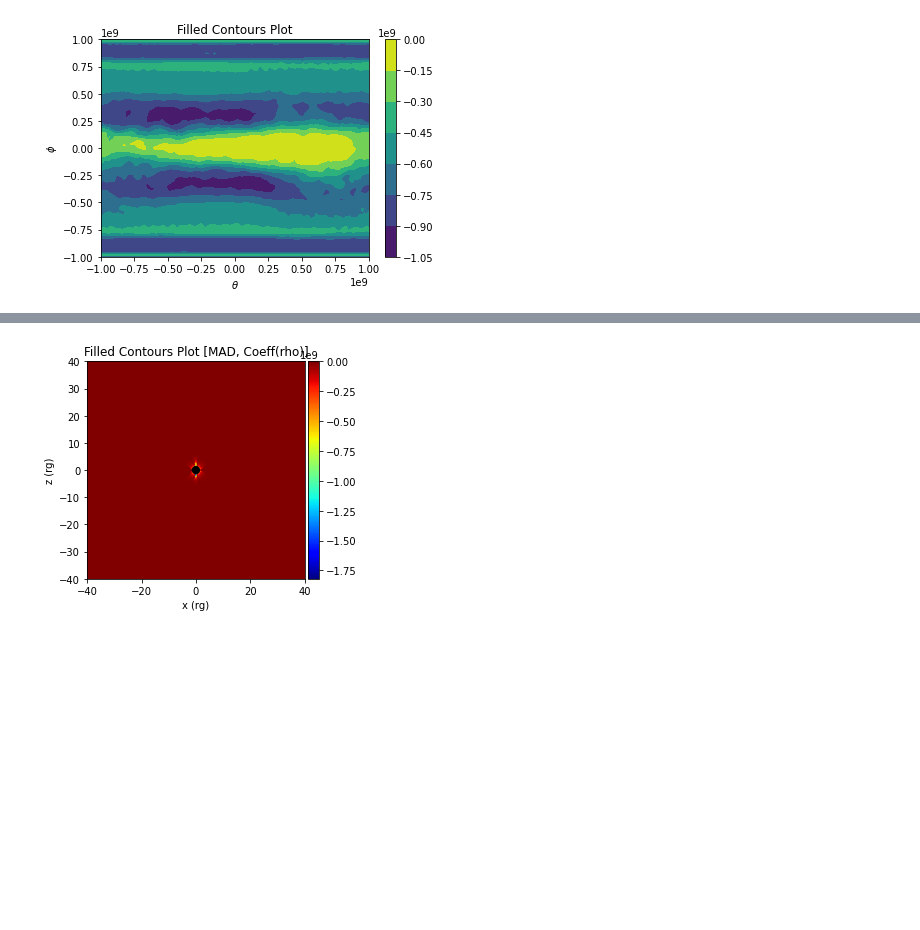
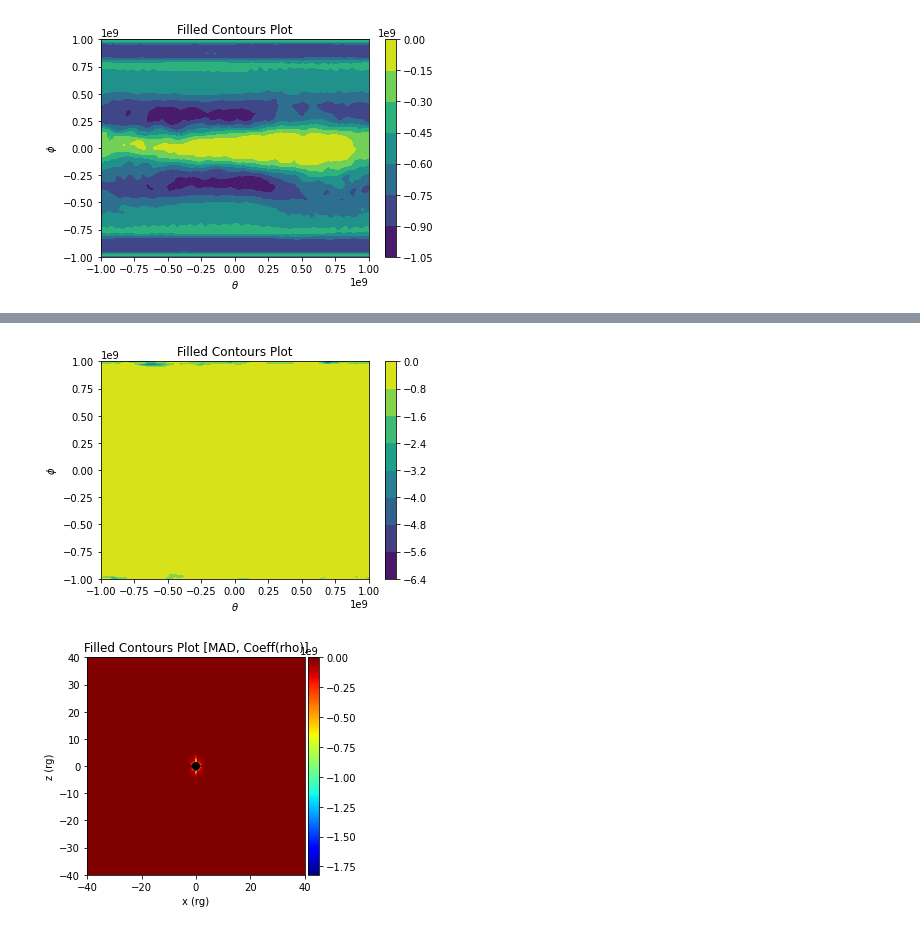
Before and after one commit to jlmaurora233/GRMHD, a Jupyter notebook: coeff_func_contour.ipynb, the cells around one changed output, grey strips where cells are left out. Saved outputs shown, nothing was run; the diff lists cells and outputs as text; code cells hidden in the pictures; blank space fills up the shorter version.

```diff
--- a/coeff_func_contour.ipynb
+++ b/coeff_func_contour.ipynb
@@ -323,3 +379,21 @@ plt.show()
+# %%
+# theta_phi
+N = 128
+x = np.linspace(-1e9, 1e9, N)
+y = np.linspace(-1e9, 1e9, N)
+
+X, Y = np.meshgrid(x, y)
+z1 = dumps_ma[str(i0)].cache['avgcoeff1'][-1]
+
+fig,ax=plt.subplots(1,1)
+cp = ax.contourf(X, Y, z1)
+fig.colorbar(cp) # Add a colorbar to a plot
+ax.set_title('Filled Contours Plot')
+ax.set_xlabel(r'$\theta$')
+ax.set_ylabel(r'$\phi$')
+plt.show()
+# %% [output]
+[figure, added]
 # %%
 N = 128
 x = np.linspace(-1e9, 1e9, N)
```
Also changed, not shown: parts of 29 cells of this notebook.
